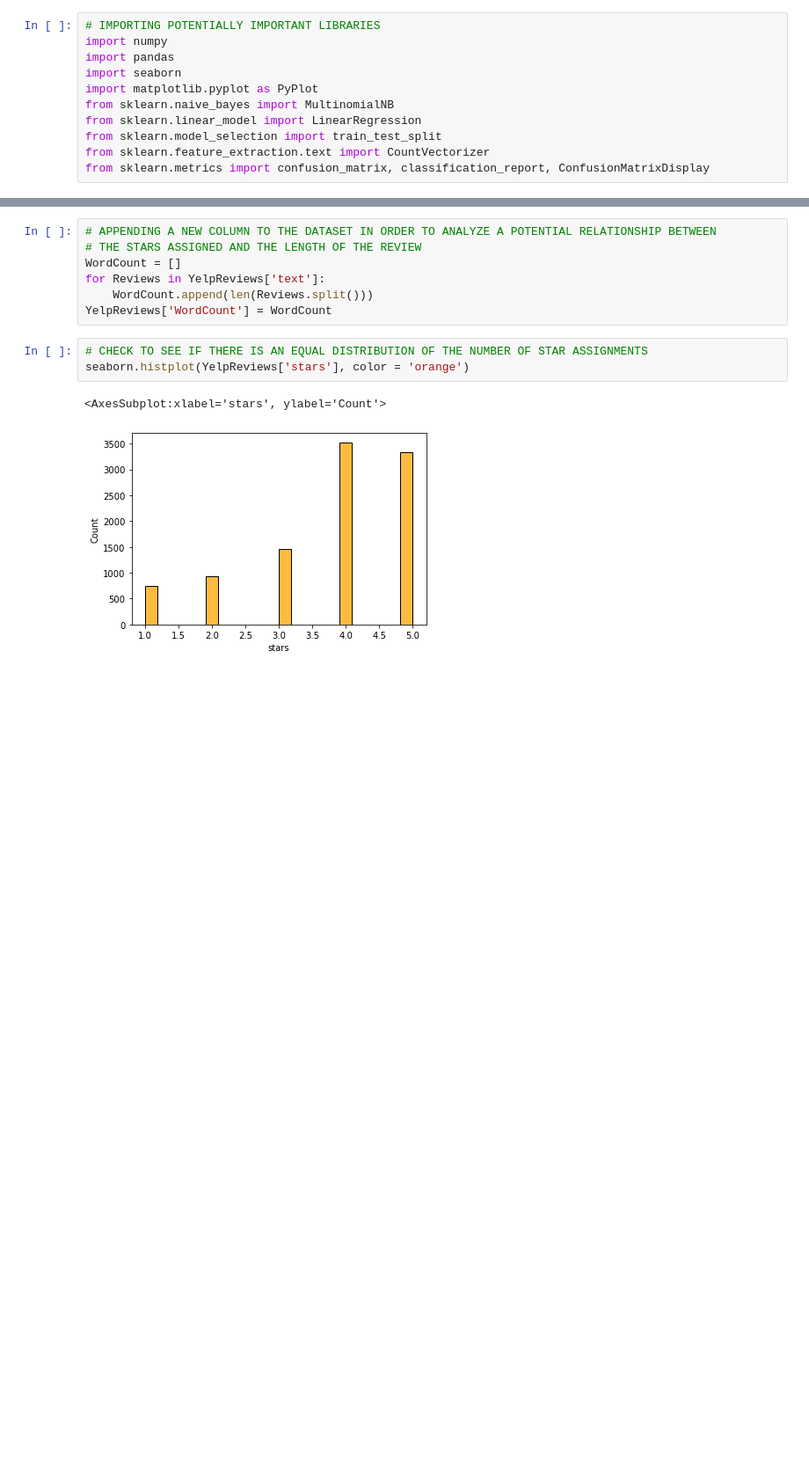
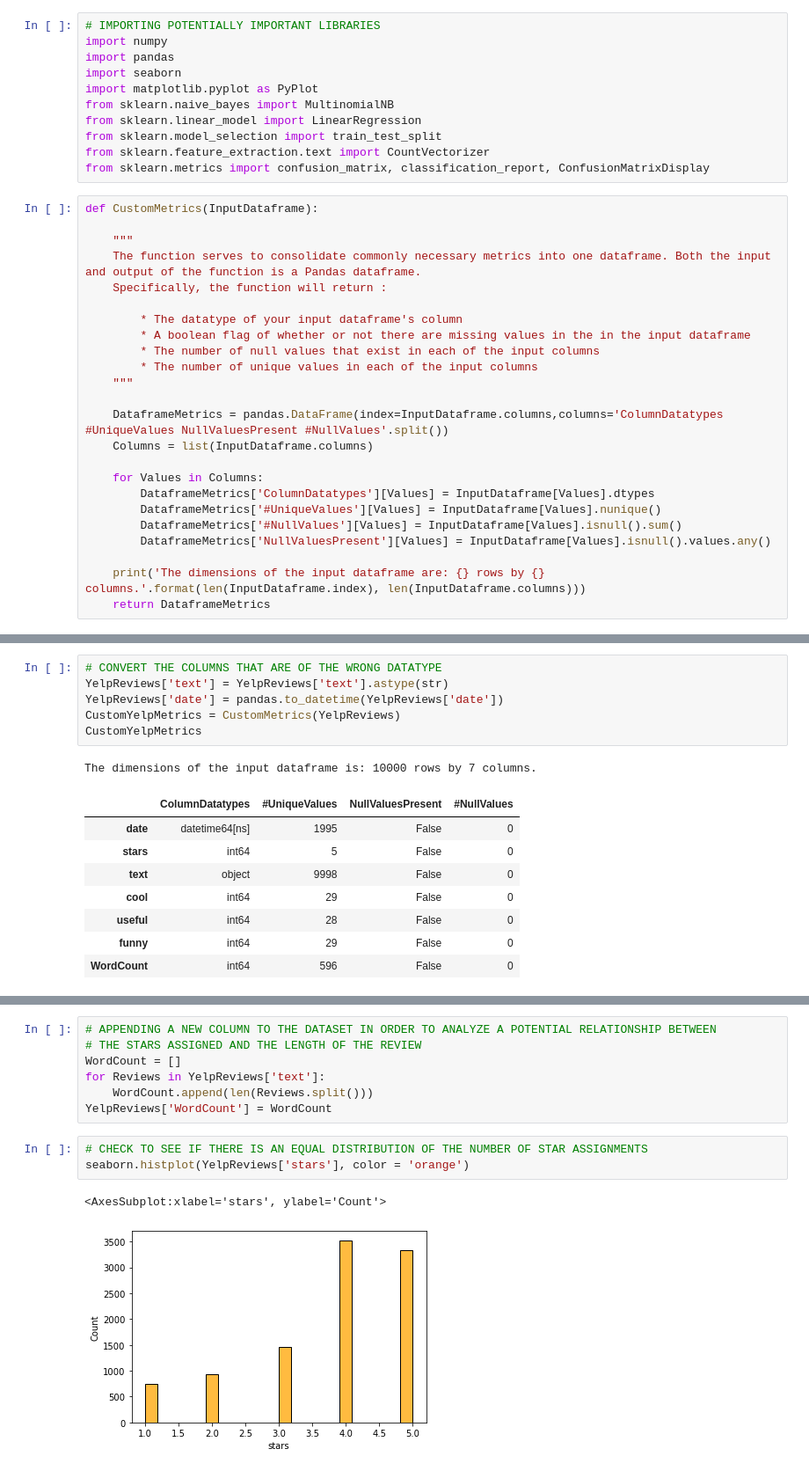
Before and after one commit to SrivanV/YelpReview-NaiveBayes-DataAnalysis, a Jupyter notebook: Yelp Review Project.ipynb, the cells around one changed output, grey strips where cells are left out. Shown: that part at 88% size. Saved outputs shown, nothing was run; the diff lists cells and outputs as text; blank space fills up the shorter version.

```diff
--- a/Yelp Review Project.ipynb
+++ b/Yelp Review Project.ipynb
@@ -9,3 +9,27 @@ from sklearn.linear_model import LinearRegression
 from sklearn.model_selection import train_test_split
 from sklearn.feature_extraction.text import CountVectorizer
 from sklearn.metrics import confusion_matrix, classification_report, ConfusionMatrixDisplay
+# %%
+def CustomMetrics(InputDataframe):
+
+    """
+    The function serves to consolidate commonly necessary metrics into one dataframe. Both the input and output of the function is a Pandas dataframe.
+    Specifically, the function will return :
+
+        * The datatype of your input dataframe's column
+        * A boolean flag of whether or not there are missing values in the in the input dataframe
+        * The number of null values that exist in each of the input columns
+        * The number of unique values in each of the input columns
+    """
+
+    DataframeMetrics = pandas.DataFrame(index=InputDataframe.columns,columns='ColumnDatatypes #UniqueValues NullValuesPresent #NullValues'.split())
+    Columns = list(InputDataframe.columns)
+
+    for Values in Columns:
+        DataframeMetrics['ColumnDatatypes'][Values] = InputDataframe[Values].dtypes
+        DataframeMetrics['#UniqueValues'][Values] = InputDataframe[Values].nunique()
+        DataframeMetrics['#NullValues'][Values] = InputDataframe[Values].isnull().sum()
+        DataframeMetrics['NullValuesPresent'][Values] = InputDataframe[Values].isnull().values.any()
+
+    print('The dimensions of the input dataframe are: {} rows by {} columns.'.format(len(InputDataframe.index), len(InputDataframe.columns)))
+    return DataframeMetrics
@@ -50,0 +67,16 @@ YelpReviews.describe()
+# %%
+# CONVERT THE COLUMNS THAT ARE OF THE WRONG DATATYPE
+YelpReviews['text'] = YelpReviews['text'].astype(str)
+YelpReviews['date'] = pandas.to_datetime(YelpReviews['date'])
+CustomYelpMetrics = CustomMetrics(YelpReviews)
+CustomYelpMetrics
+# %% [output]
+The dimensions of the input dataframe is: 10000 rows by 7 columns.
+|  | ColumnDatatypes | #UniqueValues | NullValuesPresent | #NullValues |
+| date | datetime64[ns] | 1995 | False | 0 |
+| stars | int64 | 5 | False | 0 |
+| text | object | 9998 | False | 0 |
+| cool | int64 | 29 | False | 0 |
+| useful | int64 | 28 | False | 0 |
+| funny | int64 | 29 | False | 0 |
+| WordCount | int64 | 596 | False | 0 |
```
Also changed, not shown: parts of 13 cells of this notebook.
